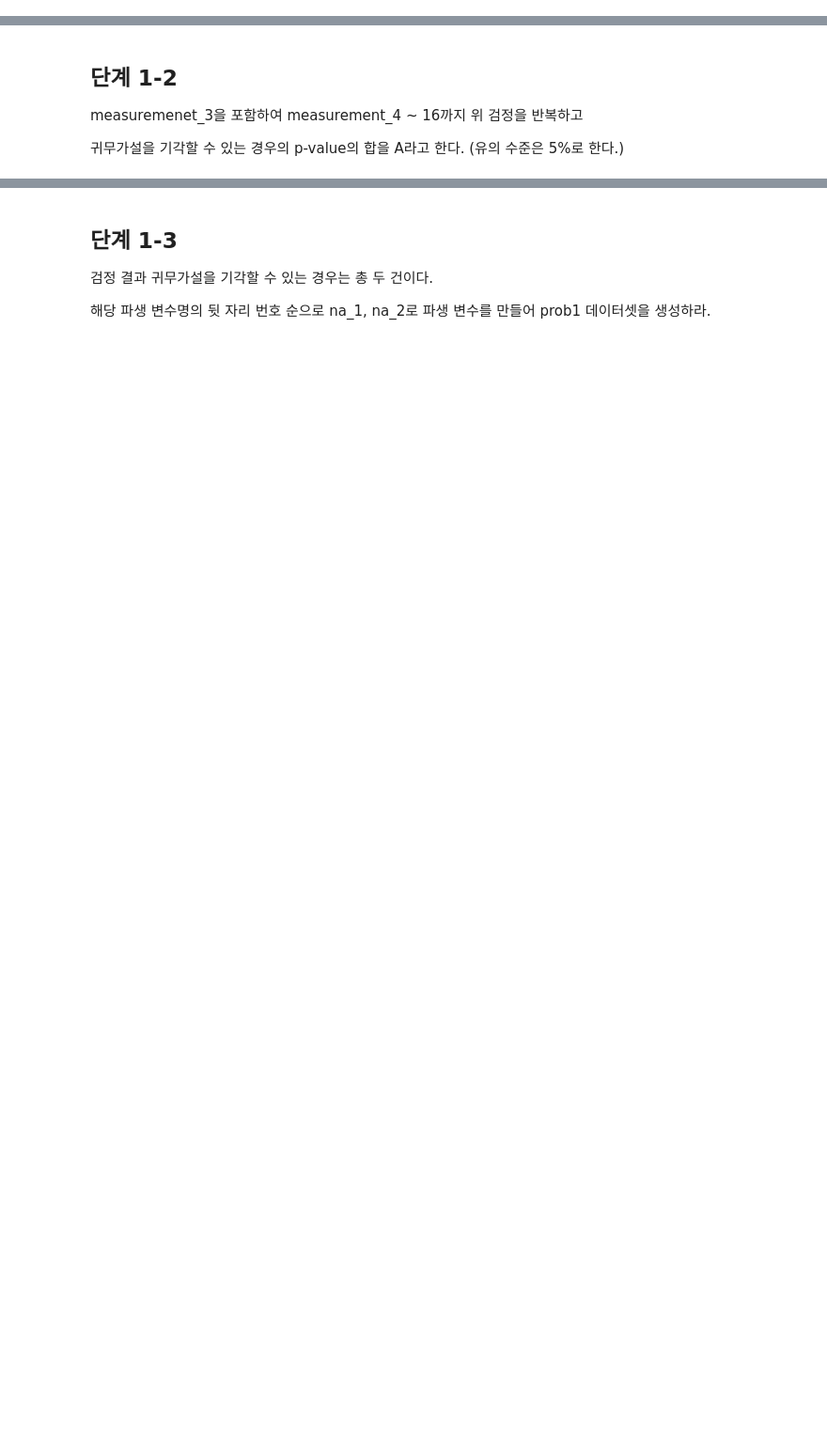
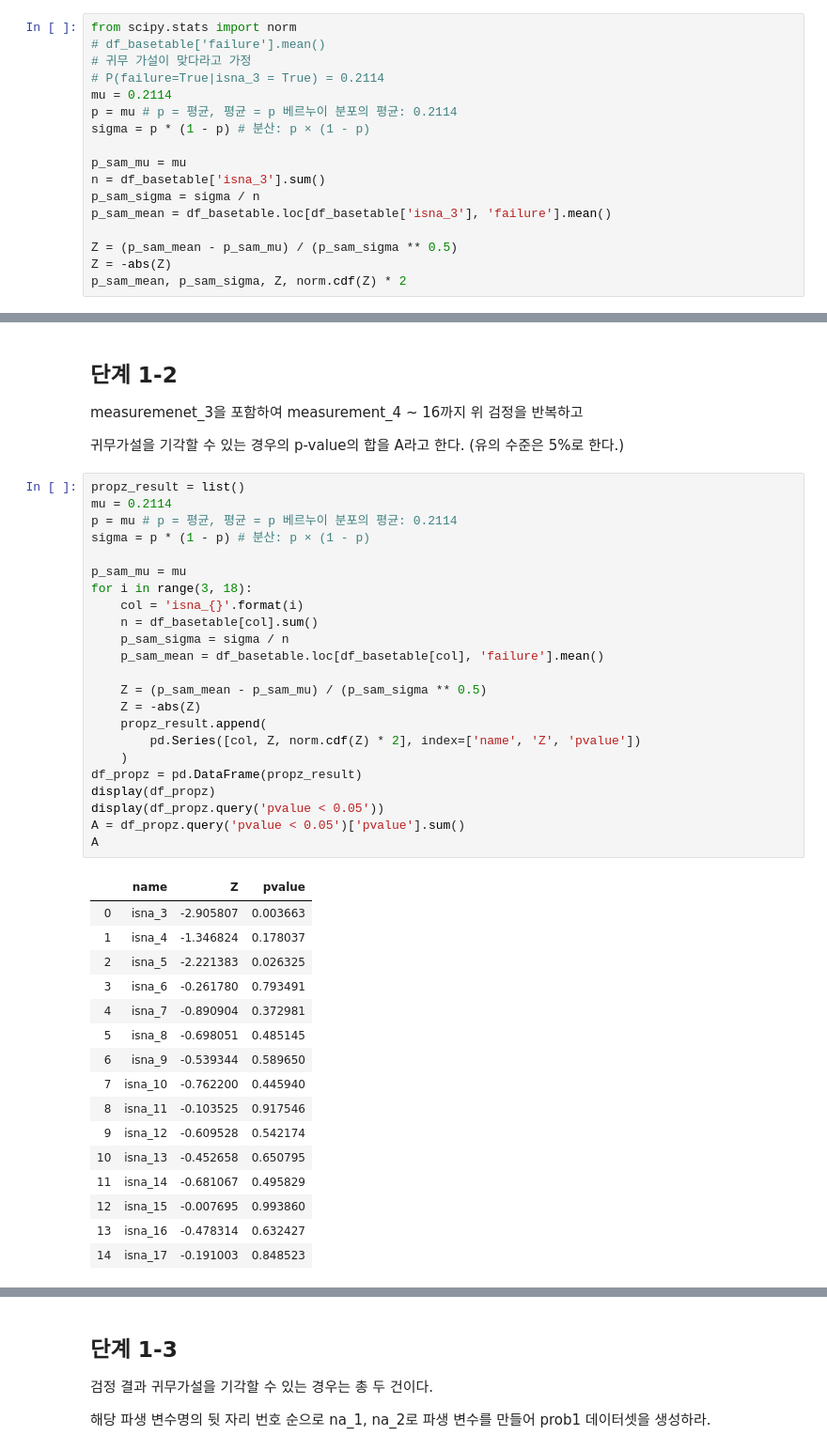
Before and after one commit to sunkusun9/DS_lv3_2410, a Jupyter notebook: sec_ds_lv3_prob1_prob.ipynb, the cells around one changed output, grey strips where cells are left out. Shown at 94% size. Drawn from its saved outputs; the diff is of its cells as text; blank space fills up the shorter version.

```diff
--- a/sec_ds_lv3_prob1_prob.ipynb
+++ b/sec_ds_lv3_prob1_prob.ipynb
@@ -302,3 +302,20 @@ $P(failure=True|isna_{3}=True)$은 표본수가 충분하여 중심극한정리
 ---
 
  Hint] p-value는 0.0037(소수점 다섯째 자리에서 반올림하여 넷째 자리까지 표시)
+# %%
+from scipy.stats import norm
+# df_basetable['failure'].mean()
+# 귀무 가설이 맞다라고 가정
+# P(failure=True|isna_3 = True) = 0.2114
+mu = 0.2114
+p = mu # p = 평균, 평균 = p 베르누이 분포의 평균: 0.2114
+sigma = p * (1 - p) # 분산: p × (1 - p)
+
+p_sam_mu = mu
+n = df_basetable['isna_3'].sum()
+p_sam_sigma = sigma / n
+p_sam_mean = df_basetable.loc[df_basetable['isna_3'], 'failure'].mean()
+
+Z = (p_sam_mean - p_sam_mu) / (p_sam_sigma ** 0.5)
+Z = -abs(Z)
+p_sam_mean, p_sam_sigma, Z, norm.cdf(Z) * 2
@@ -308,3 +368,43 @@ $P(failure=True|isna_{3}=True)$은 표본수가 충분하여 중심극한정리
 measuremenet_3을 포함하여 measurement_4 ~ 16까지 위 검정을 반복하고
 
 귀무가설을 기각할 수 있는 경우의 p-value의 합을 A라고 한다. (유의 수준은 5%로 한다.)
+# %%
+propz_result = list()
+mu = 0.2114
+p = mu # p = 평균, 평균 = p 베르누이 분포의 평균: 0.2114
+sigma = p * (1 - p) # 분산: p × (1 - p)
+
+p_sam_mu = mu
+for i in range(3, 18):
+    col = 'isna_{}'.format(i)
+    n = df_basetable[col].sum()
+    p_sam_sigma = sigma / n
+    p_sam_mean = df_basetable.loc[df_basetable[col], 'failure'].mean()
+
+    Z = (p_sam_mean - p_sam_mu) / (p_sam_sigma ** 0.5)
+    Z = -abs(Z)
+    propz_result.append(
+        pd.Series([col, Z, norm.cdf(Z) * 2], index=['name', 'Z', 'pvalue'])
+    )
+df_propz = pd.DataFrame(propz_result)
+display(df_propz)
+display(df_propz.query('pvalue < 0.05'))
+A = df_propz.query('pvalue < 0.05')['pvalue'].sum()
+A
+# %% [output]
+|  | name | Z | pvalue |
+| 0 | isna_3 | -2.905807 | 0.003663 |
+| 1 | isna_4 | -1.346824 | 0.178037 |
+| 2 | isna_5 | -2.221383 | 0.026325 |
+| 3 | isna_6 | -0.261780 | 0.793491 |
+| 4 | isna_7 | -0.890904 | 0.372981 |
+| 5 | isna_8 | -0.698051 | 0.485145 |
+| 6 | isna_9 | -0.539344 | 0.589650 |
+| 7 | isna_10 | -0.762200 | 0.445940 |
+| 8 | isna_11 | -0.103525 | 0.917546 |
+| 9 | isna_12 | -0.609528 | 0.542174 |
+| 10 | isna_13 | -0.452658 | 0.650795 |
+| 11 | isna_14 | -0.681067 | 0.495829 |
+| 12 | isna_15 | -0.007695 | 0.993860 |
+| 13 | isna_16 | -0.478314 | 0.632427 |
+| 14 | isna_17 | -0.191003 | 0.848523 |
```
Also changed, not shown: parts of 32 cells of this notebook.
